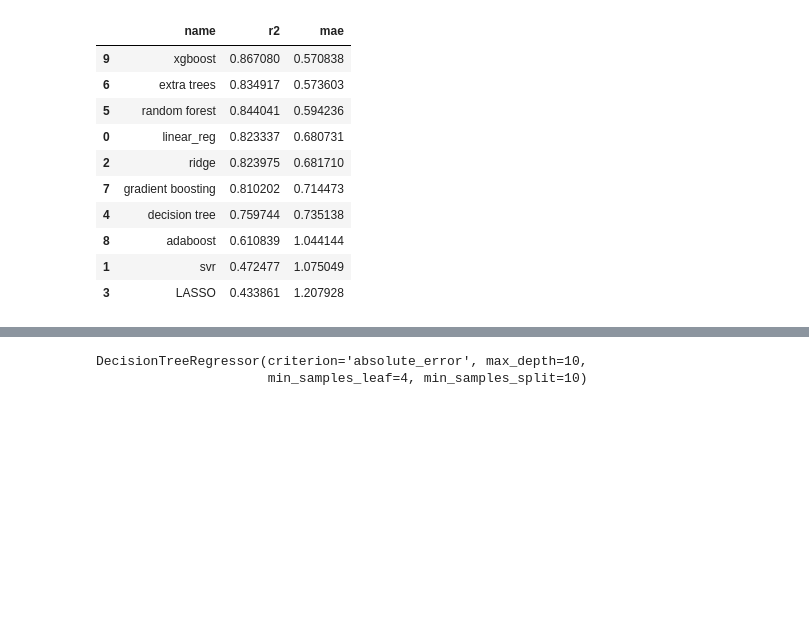
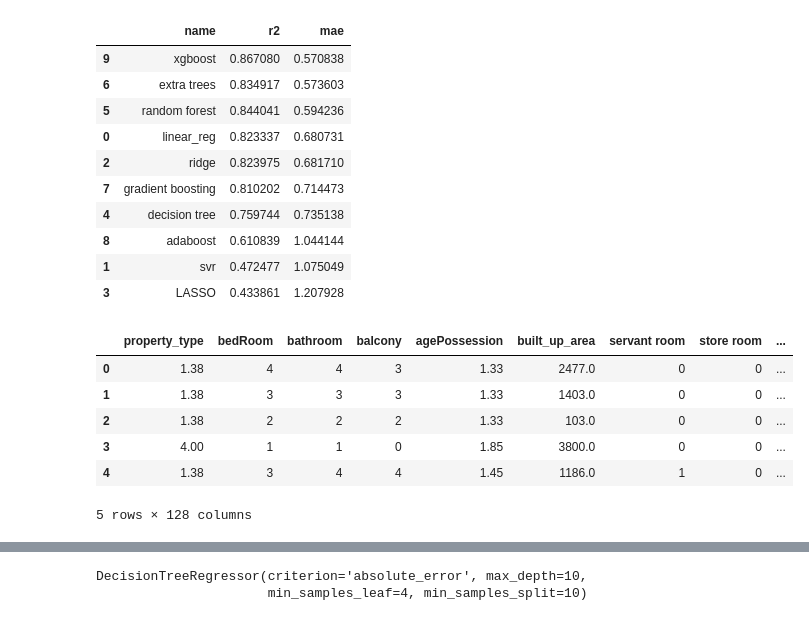
Before and after one commit to Rishabh952008/Real_Estate, a Jupyter notebook: notebooks/Model_Selection/Untitled2.ipynb, the cells around one changed output, grey strips where cells are left out. Saved outputs shown, nothing was run; the diff lists cells and outputs as text; code cells hidden in the pictures; blank space fills up the shorter version.

```diff
--- a/notebooks/Model_Selection/Untitled2.ipynb
+++ b/notebooks/Model_Selection/Untitled2.ipynb
@@ -172,3 +172,13 @@ model_df.sort_values(['mae'])
 | 8 | adaboost | 0.610839 | 1.044144 |
 | 1 | svr | 0.472477 | 1.075049 |
 | 3 | LASSO | 0.433861 | 1.207928 |
+# %%
+X.head()
+# %% [output]
+|  | property_type | bedRoom | bathroom | balcony | agePossession | built_up_area | servant room | store room | ... |
+| 0 | 1.38 | 4 | 4 | 3 | 1.33 | 2477.0 | 0 | 0 | ... |
+| 1 | 1.38 | 3 | 3 | 3 | 1.33 | 1403.0 | 0 | 0 | ... |
+| 2 | 1.38 | 2 | 2 | 2 | 1.33 | 103.0 | 0 | 0 | ... |
+| 3 | 4.00 | 1 | 1 | 0 | 1.85 | 3800.0 | 0 | 0 | ... |
+| 4 | 1.38 | 3 | 4 | 4 | 1.45 | 1186.0 | 1 | 0 | ... |
+5 rows × 128 columns
```
Also changed, not shown: parts of 7 cells of this notebook, 7 other files.
